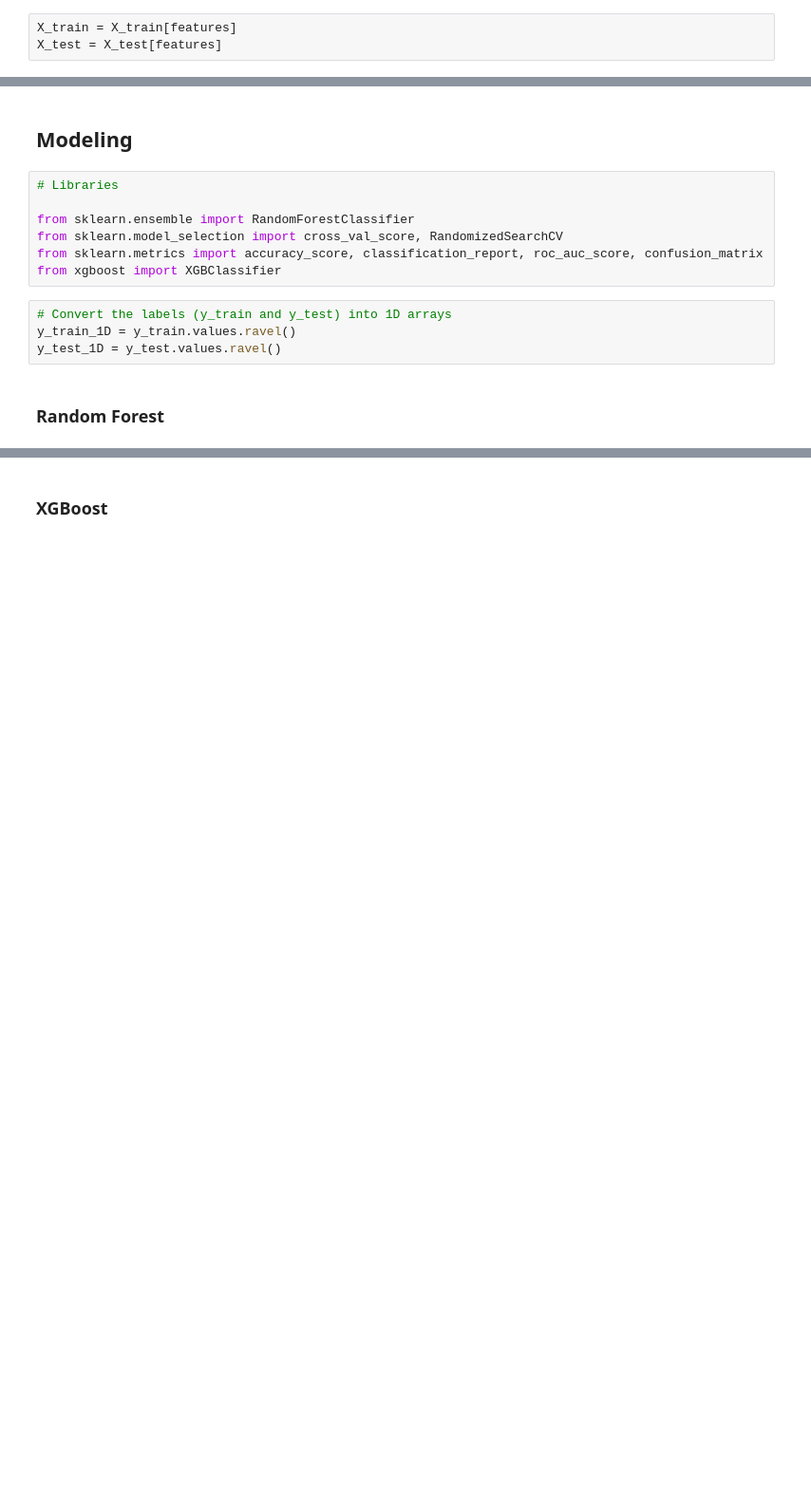
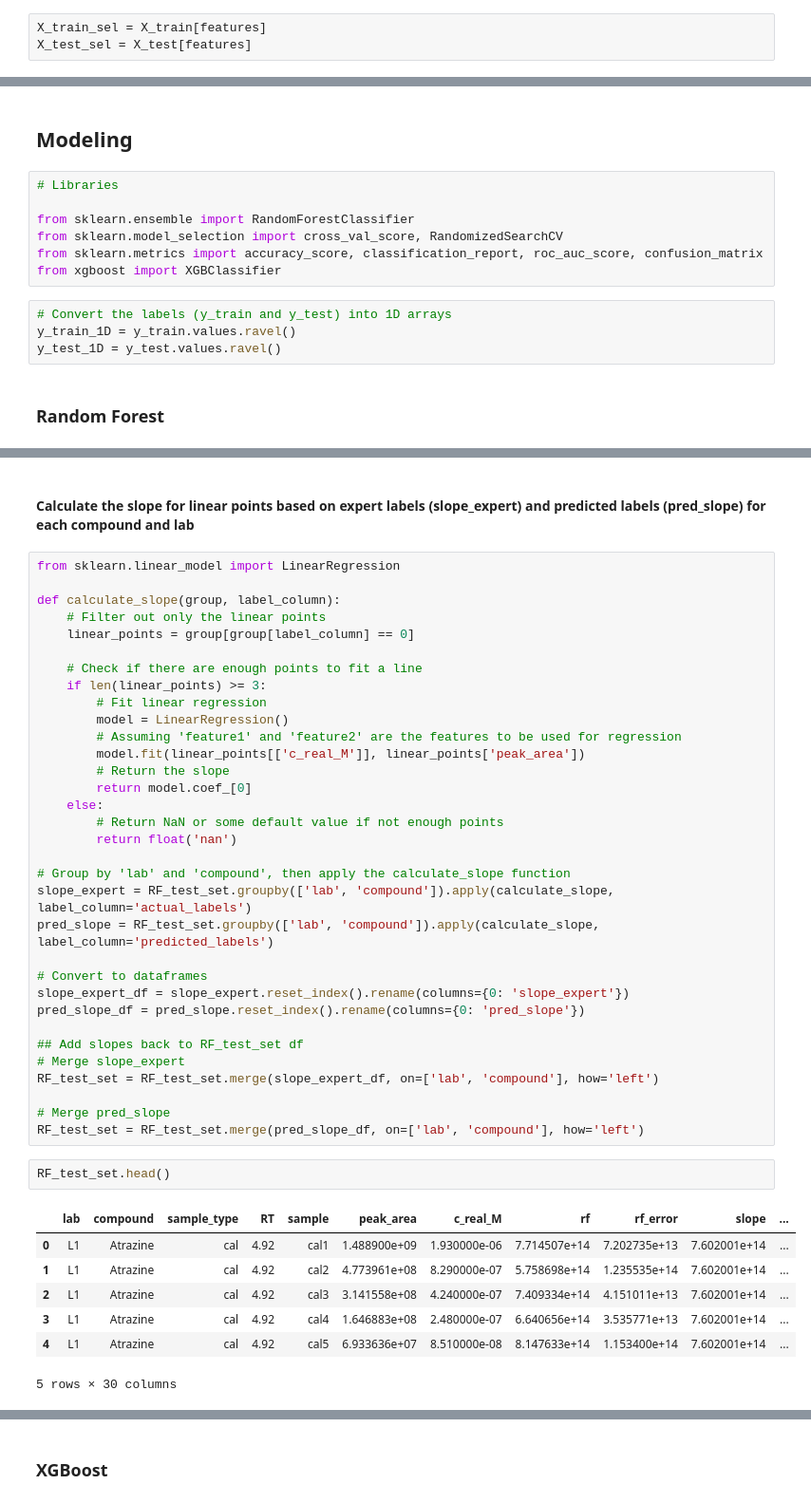
Before and after one commit to helensepman/ML_calibration_graph_linearity, a Jupyter notebook: 3_model_training/LM_modelling_workflow_2023-12-04.ipynb, the cells around one changed output, grey strips where cells are left out. Shown: that part at 95% size. Cells and saved outputs as stored; diff of their text form; blank space fills up the shorter version.

Commit message:
Add code for calculating slope of linear points (predicted and labelled)

```diff
--- a/3_model_training/LM_modelling_workflow_2023-12-04.ipynb
+++ b/3_model_training/LM_modelling_workflow_2023-12-04.ipynb
@@ -150,8 +150,8 @@ X_test = X_test.groupby(['lab', 'compound'], group_keys = False).apply(scale_col
 features = ['RT','peak_area_norm1','c_real_M_norm1', 'rf_norm1', 'rf_error_norm1', 'slope', 'intercept', 'residuals_norm1', 'abs_residuals_norm1'] # best features
 #eatures = ['RT','peak_area_norm2','c_real_M_norm2', 'rf_norm2', 'rf_error_norm2', 'slope', 'intercept', 'residuals_norm2', 'abs_residuals_norm2']
 # %%
-X_train = X_train[features]
-X_test = X_test[features]
+X_train_sel = X_train[features]
+X_test_sel = X_test[features]
 # %%
 # Converting labels to 0 (linear) and 1 (non-linear)
 y_train = y_train.replace({'linear': 0, 'non-linear': 1})
@@ -253,0 +317,45 @@ Best Hyperparameters RF: </br>
+# %% [markdown]
+#### Calculate the slope for linear points based on expert labels (slope_expert) and predicted labels (pred_slope) for each compound and lab
+# %%
+from sklearn.linear_model import LinearRegression
+
+def calculate_slope(group, label_column):
+    # Filter out only the linear points
+    linear_points = group[group[label_column] == 0]
+
+    # Check if there are enough points to fit a line
+    if len(linear_points) >= 3:
+        # Fit linear regression
+        model = LinearRegression()
+        # Assuming 'feature1' and 'feature2' are the features to be used for regression
+        model.fit(linear_points[['c_real_M']], linear_points['peak_area'])
+        # Return the slope
+        return model.coef_[0]
+    else:
+        # Return NaN or some default value if not enough points
+        return float('nan')
+
+# Group by 'lab' and 'compound', then apply the calculate_slope function
+slope_expert = RF_test_set.groupby(['lab', 'compound']).apply(calculate_slope, label_column='actual_labels')
+pred_slope = RF_test_set.groupby(['lab', 'compound']).apply(calculate_slope, label_column='predicted_labels')
+
+# Convert to dataframes
+slope_expert_df = slope_expert.reset_index().rename(columns={0: 'slope_expert'})
+pred_slope_df = pred_slope.reset_index().rename(columns={0: 'pred_slope'})
+
+## Add slopes back to RF_test_set df
+# Merge slope_expert
+RF_test_set = RF_test_set.merge(slope_expert_df, on=['lab', 'compound'], how='left')
+
+# Merge pred_slope
+RF_test_set = RF_test_set.merge(pred_slope_df, on=['lab', 'compound'], how='left')
+# %%
+RF_test_set.head()
+# %% [output]
+|  | lab | compound | sample_type | RT | sample | peak_area | c_real_M | rf | rf_error | slope | ... |
+| 0 | L1 | Atrazine | cal | 4.92 | cal1 | 1.488900e+09 | 1.930000e-06 | 7.714507e+14 | 7.202735e+13 | 7.602001e+14 | ... |
+| 1 | L1 | Atrazine | cal | 4.92 | cal2 | 4.773961e+08 | 8.290000e-07 | 5.758698e+14 | 1.235535e+14 | 7.602001e+14 | ... |
+| 2 | L1 | Atrazine | cal | 4.92 | cal3 | 3.141558e+08 | 4.240000e-07 | 7.409334e+14 | 4.151011e+13 | 7.602001e+14 | ... |
+| 3 | L1 | Atrazine | cal | 4.92 | cal4 | 1.646883e+08 | 2.480000e-07 | 6.640656e+14 | 3.535771e+13 | 7.602001e+14 | ... |
+| 4 | L1 | Atrazine | cal | 4.92 | cal5 | 6.933636e+07 | 8.510000e-08 | 8.147633e+14 | 1.153400e+14 | 7.602001e+14 | ... |
+5 rows × 30 columns
```
Also changed, not shown: parts of 15 cells of this notebook.
